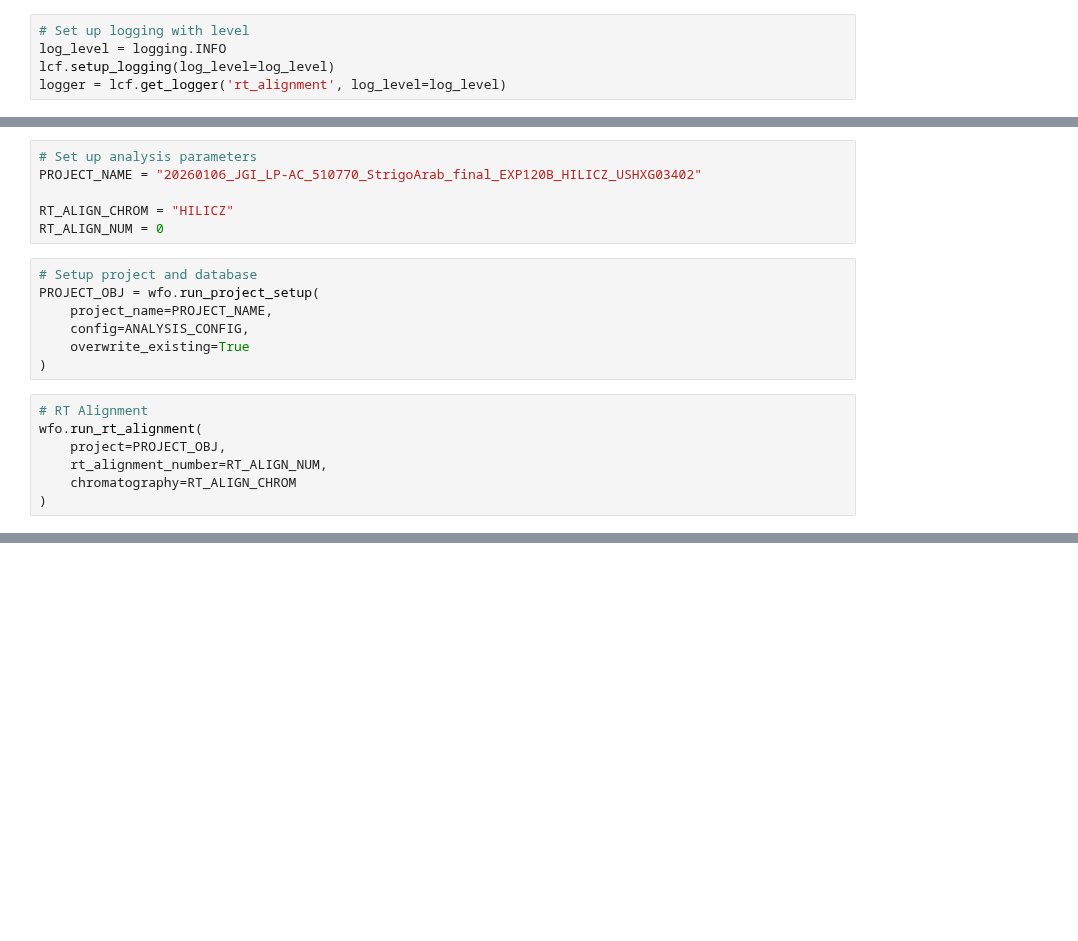
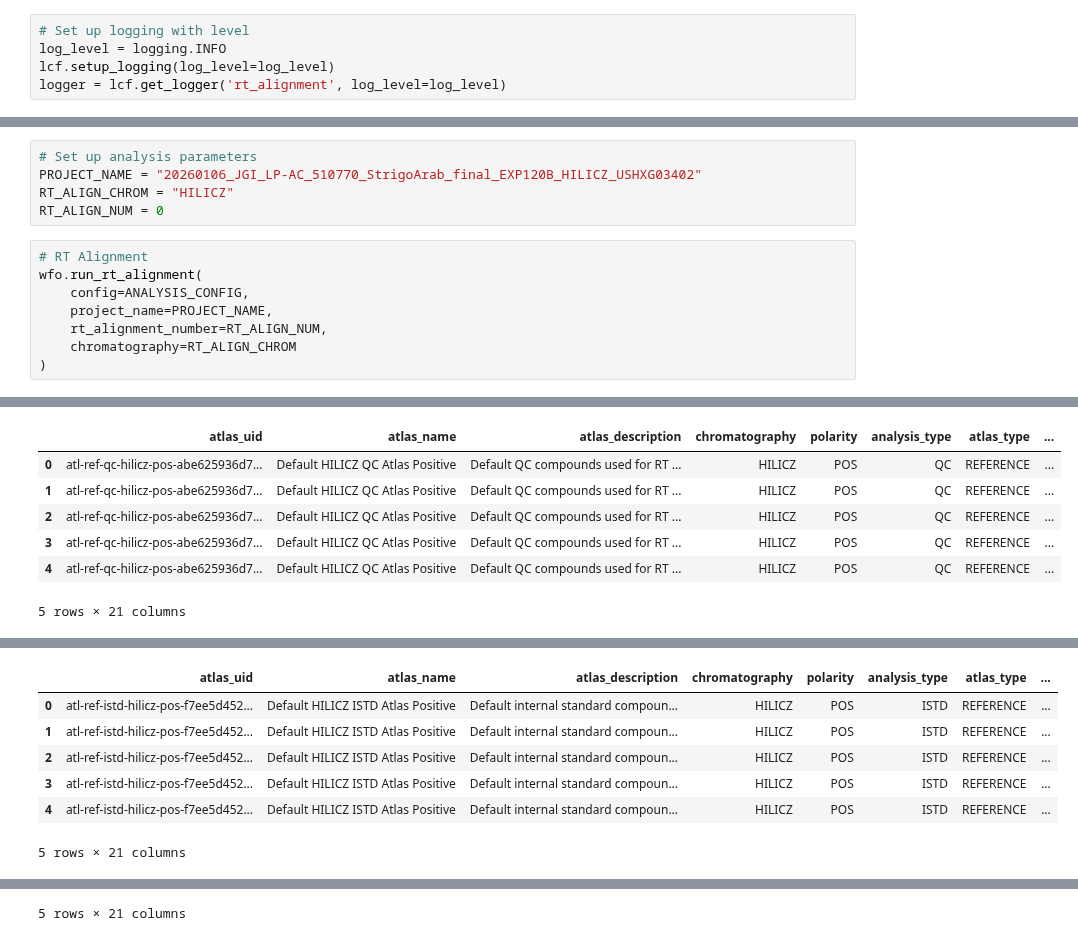
Before and after one commit to bkieft-usa/metatlas2, a Jupyter notebook: notebooks/run_rt_alignment.ipynb, the cells around one changed output, grey strips where cells are left out. Saved outputs shown, nothing was run; the diff lists cells and outputs as text; blank space fills up the shorter version.

```diff
--- a/notebooks/run_rt_alignment.ipynb
+++ b/notebooks/run_rt_alignment.ipynb
@@ -19,20 +21,14 @@ ANALYSIS_CONFIG = ldt.load_metatlas2_config("/Users/BKieft/Metabolomics/metatlas
 # %%
 # Set up analysis parameters
 PROJECT_NAME = "20260106_JGI_LP-AC_510770_StrigoArab_final_EXP120B_HILICZ_USHXG03402"
-
 RT_ALIGN_CHROM = "HILICZ"
 RT_ALIGN_NUM = 0
-# %%
-# Setup project and database
-PROJECT_OBJ = wfo.run_project_setup(
-    project_name=PROJECT_NAME,
-    config=ANALYSIS_CONFIG,
-    overwrite_existing=True
-)
 # %%
 # RT Alignment
 wfo.run_rt_alignment(
-    project=PROJECT_OBJ,
+    config=ANALYSIS_CONFIG,
+    project_name=PROJECT_NAME,
     rt_alignment_number=RT_ALIGN_NUM,
     chromatography=RT_ALIGN_CHROM
 )
+# %% [output]
@@ -38,0 +51,7 @@ wfo.run_rt_alignment(
+|  | atlas_uid | atlas_name | atlas_description | chromatography | polarity | analysis_type | atlas_type | ... |
+| 0 | atl-ref-qc-hilicz-pos-abe625936d7... | Default HILICZ QC Atlas Positive | Default QC compounds used for RT ... | HILICZ | POS | QC | REFERENCE | ... |
+| 1 | atl-ref-qc-hilicz-pos-abe625936d7... | Default HILICZ QC Atlas Positive | Default QC compounds used for RT ... | HILICZ | POS | QC | REFERENCE | ... |
+| 2 | atl-ref-qc-hilicz-pos-abe625936d7... | Default HILICZ QC Atlas Positive | Default QC compounds used for RT ... | HILICZ | POS | QC | REFERENCE | ... |
+| 3 | atl-ref-qc-hilicz-pos-abe625936d7... | Default HILICZ QC Atlas Positive | Default QC compounds used for RT ... | HILICZ | POS | QC | REFERENCE | ... |
+| 4 | atl-ref-qc-hilicz-pos-abe625936d7... | Default HILICZ QC Atlas Positive | Default QC compounds used for RT ... | HILICZ | POS | QC | REFERENCE | ... |
+5 rows × 21 columns
@@ -38,0 +65,7 @@ wfo.run_rt_alignment(
+|  | atlas_uid | atlas_name | atlas_description | chromatography | polarity | analysis_type | atlas_type | ... |
+| 0 | atl-ref-istd-hilicz-pos-f7ee5d452... | Default HILICZ ISTD Atlas Positive | Default internal standard compoun... | HILICZ | POS | ISTD | REFERENCE | ... |
+| 1 | atl-ref-istd-hilicz-pos-f7ee5d452... | Default HILICZ ISTD Atlas Positive | Default internal standard compoun... | HILICZ | POS | ISTD | REFERENCE | ... |
+| 2 | atl-ref-istd-hilicz-pos-f7ee5d452... | Default HILICZ ISTD Atlas Positive | Default internal standard compoun... | HILICZ | POS | ISTD | REFERENCE | ... |
+| 3 | atl-ref-istd-hilicz-pos-f7ee5d452... | Default HILICZ ISTD Atlas Positive | Default internal standard compoun... | HILICZ | POS | ISTD | REFERENCE | ... |
+| 4 | atl-ref-istd-hilicz-pos-f7ee5d452... | Default HILICZ ISTD Atlas Positive | Default internal standard compoun... | HILICZ | POS | ISTD | REFERENCE | ... |
+5 rows × 21 columns
@@ -38,0 +85 @@ wfo.run_rt_alignment(
+5 rows × 21 columns
```
Also changed, not shown: parts of 2 cells of this notebook, 8 other files.
